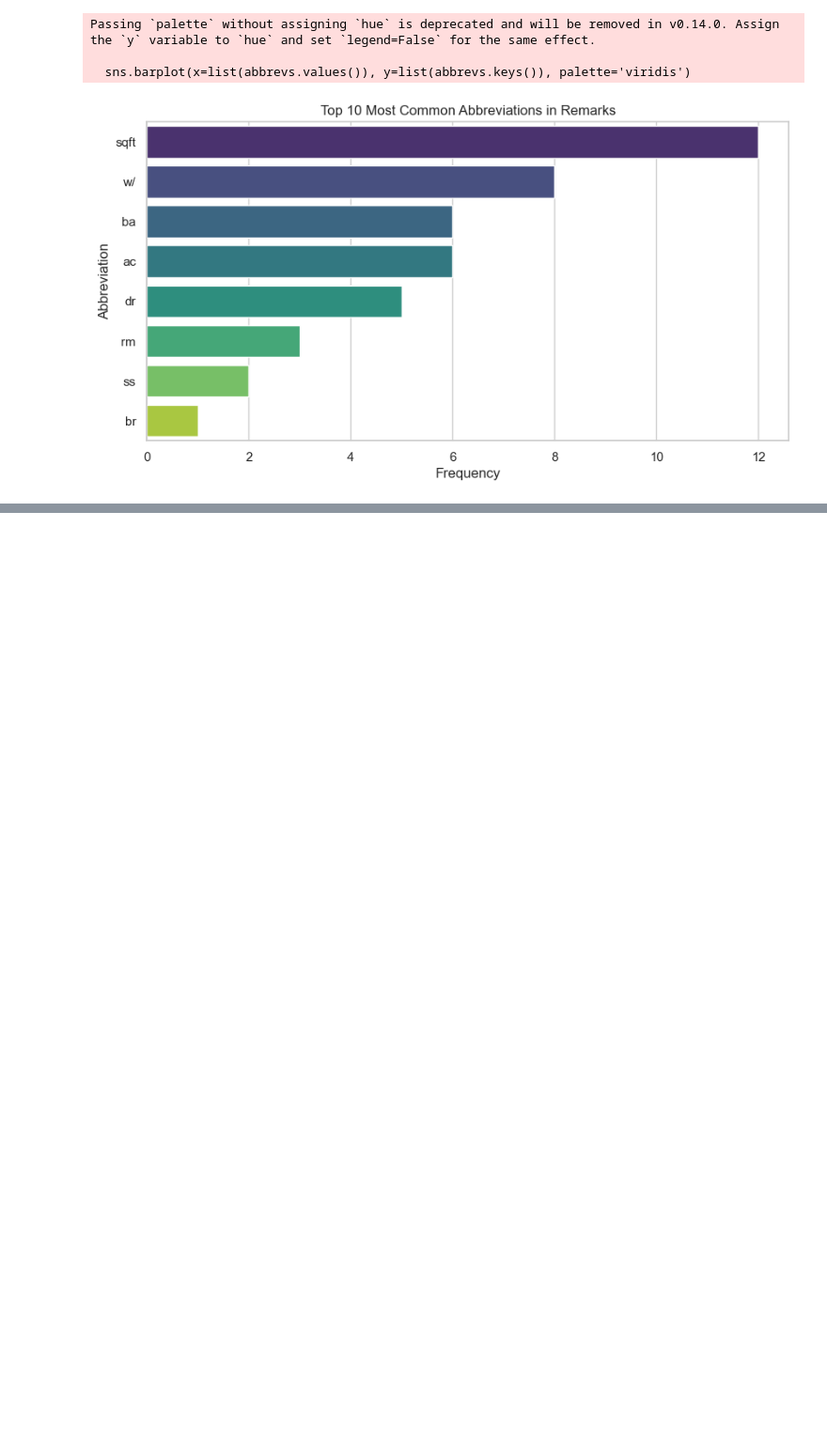
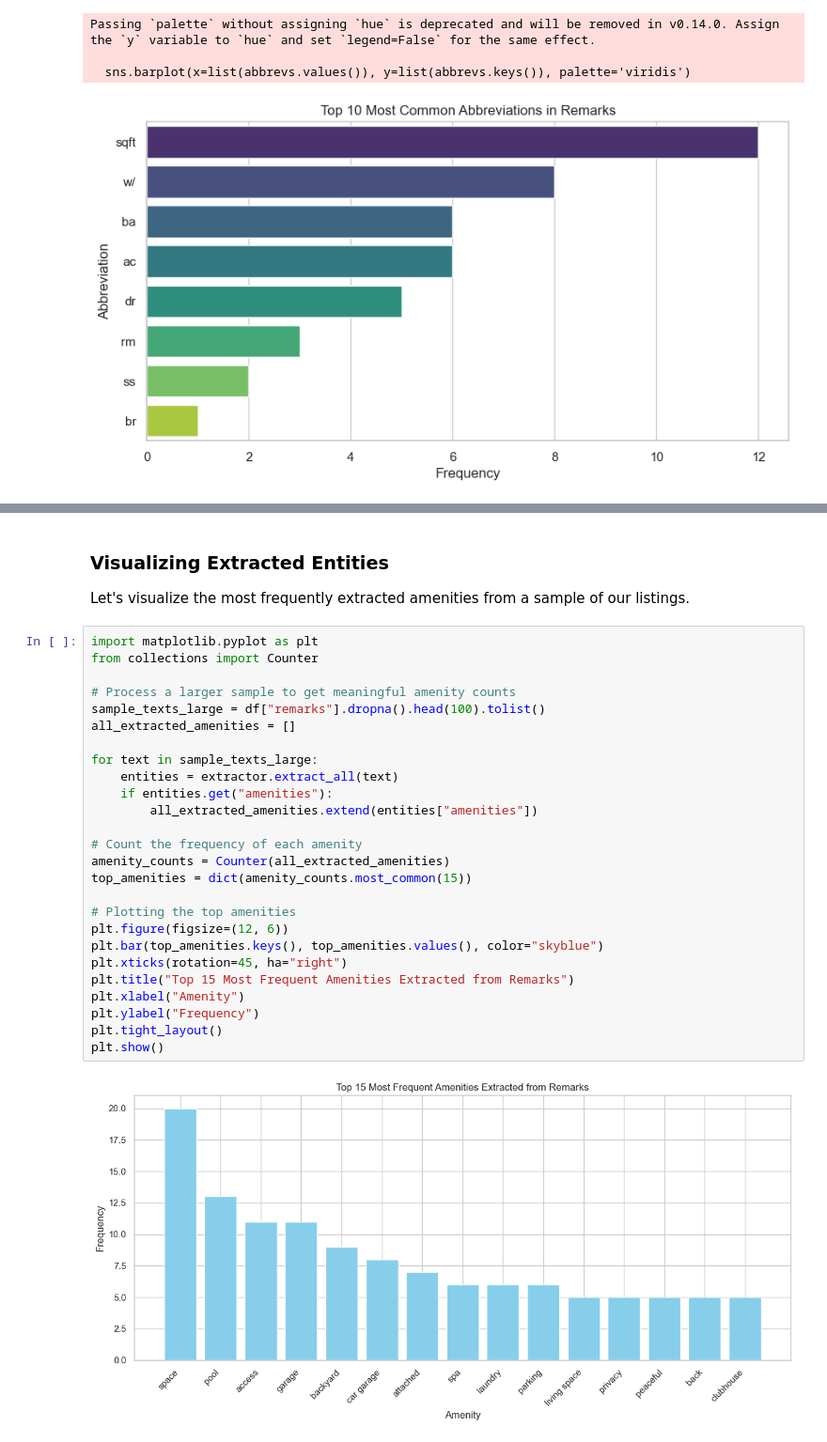
Before and after one commit to adesa46/IDX-NLP-Internship, a Jupyter notebook: notebooks/data_exploration.ipynb, the cells around one changed output, grey strips where cells are left out. Shown at 94% size. Cells and saved outputs as stored; diff of their text form; blank space fills up the shorter version.

```diff
--- a/notebooks/data_exploration.ipynb
+++ b/notebooks/data_exploration.ipynb
@@ -148,0 +193,31 @@ Passing `palette` without assigning `hue` is deprecated and will be removed in v
+# %% [markdown]
+### Visualizing Extracted Entities
+Let's visualize the most frequently extracted amenities from a sample of our listings.
+# %%
+import matplotlib.pyplot as plt
+from collections import Counter
+
+# Process a larger sample to get meaningful amenity counts
+sample_texts_large = df["remarks"].dropna().head(100).tolist()
+all_extracted_amenities = []
+
+for text in sample_texts_large:
+    entities = extractor.extract_all(text)
+    if entities.get("amenities"):
+        all_extracted_amenities.extend(entities["amenities"])
+
+# Count the frequency of each amenity
+amenity_counts = Counter(all_extracted_amenities)
+top_amenities = dict(amenity_counts.most_common(15))
+
+# Plotting the top amenities
+plt.figure(figsize=(12, 6))
+plt.bar(top_amenities.keys(), top_amenities.values(), color="skyblue")
+plt.xticks(rotation=45, ha="right")
+plt.title("Top 15 Most Frequent Amenities Extracted from Remarks")
+plt.xlabel("Amenity")
+plt.ylabel("Frequency")
+plt.tight_layout()
+plt.show()
+# %% [output]
+[figure, added]
```
Also changed, not shown: parts of 3 cells of this notebook, 14 other files.
